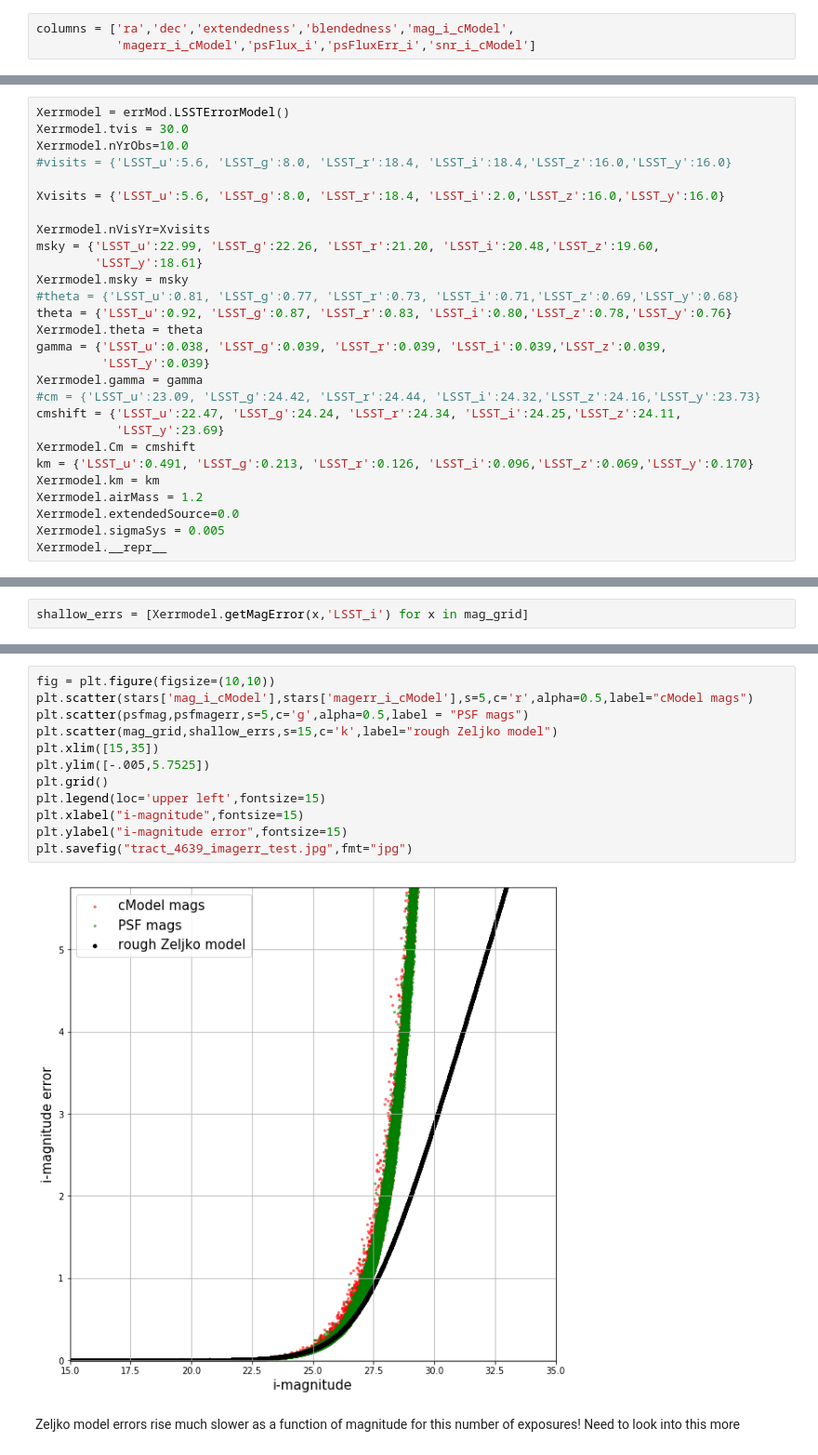
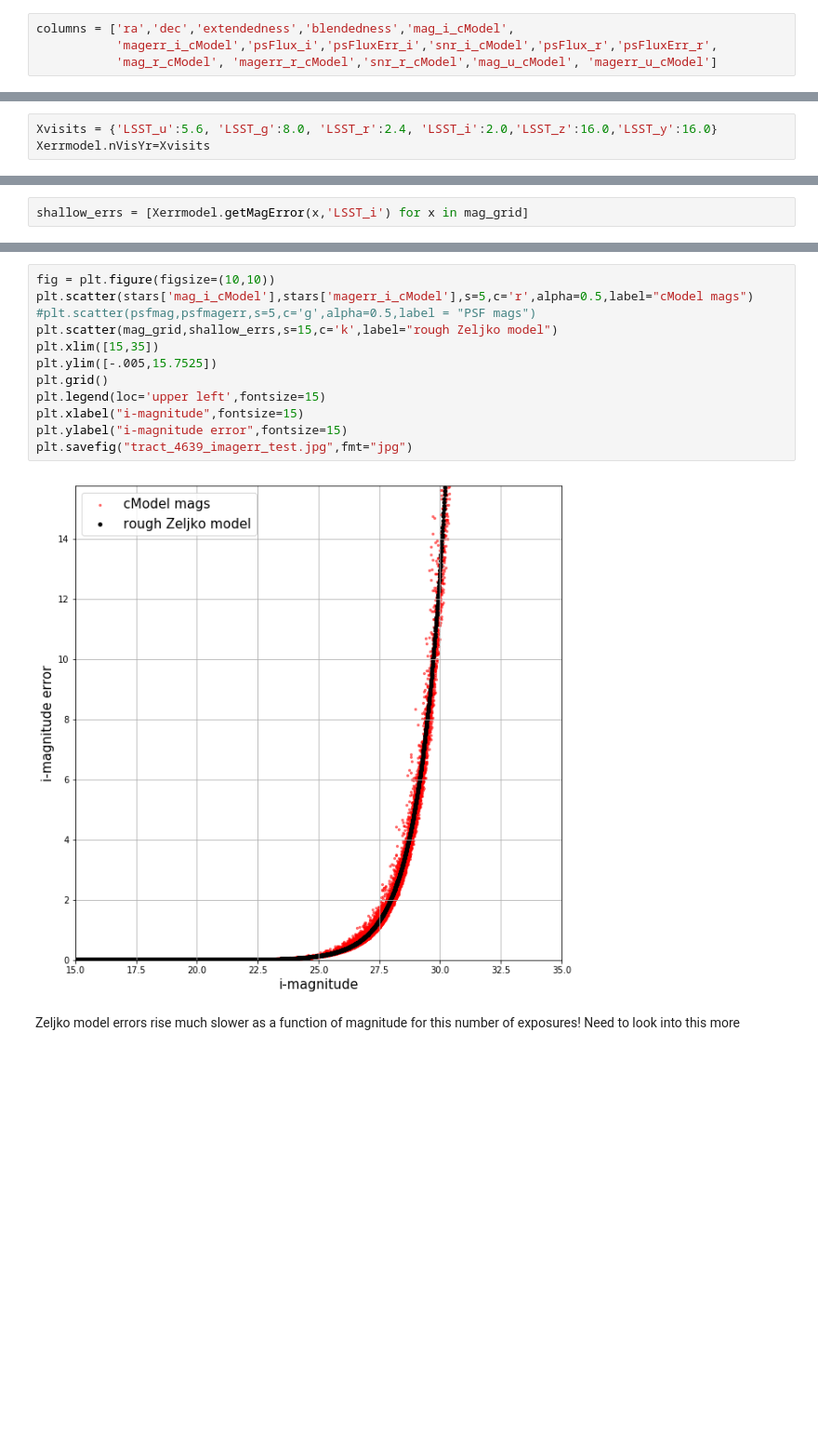
Before and after one commit to LSSTDESC/pz_pdf, a Jupyter notebook: notebooks/run_1.2_examine_errors.ipynb, the cells around one changed output, grey strips where cells are left out. Shown at 93% size. Drawn from its saved outputs; the diff is of its cells as text; blank space fills up the shorter version.

```diff
--- a/notebooks/run_1.2_examine_errors.ipynb
+++ b/notebooks/run_1.2_examine_errors.ipynb
@@ -102,7 +104,8 @@ sorted(gc.list_all_quantities())
  'yErr']
 # %%
 columns = ['ra','dec','extendedness','blendedness','mag_i_cModel',
-           'magerr_i_cModel','psFlux_i','psFluxErr_i','snr_i_cModel']
+           'magerr_i_cModel','psFlux_i','psFluxErr_i','snr_i_cModel','psFlux_r','psFluxErr_r',
+           'mag_r_cModel', 'magerr_r_cModel','snr_r_cModel','mag_u_cModel', 'magerr_u_cModel']
 # %% [markdown]
 Use the "clean" flag to grab objects with no flagged pixels
 # %%
@@ -296,30 +316,2 @@ print (makeSpline(smgrid,'LSST_i'))
 # %% [markdown]
 do a quick eyeball estimate of the number of visits by changing just that parameter in the fiducial Zeljko model, do 2 obs/year* 10 years = 20 total exposures
-# %%
-Xerrmodel = errMod.LSSTErrorModel()
-Xerrmodel.tvis = 30.0
-Xerrmodel.nYrObs=10.0
-#visits = {'LSST_u':5.6, 'LSST_g':8.0, 'LSST_r':18.4, 'LSST_i':18.4,'LSST_z':16.0,'LSST_y':16.0}
-
-Xvisits = {'LSST_u':5.6, 'LSST_g':8.0, 'LSST_r':18.4, 'LSST_i':2.0,'LSST_z':16.0,'LSST_y':16.0}
-
-Xerrmodel.nVisYr=Xvisits
-msky = {'LSST_u':22.99, 'LSST_g':22.26, 'LSST_r':21.20, 'LSST_i':20.48,'LSST_z':19.60,
-        'LSST_y':18.61}
-Xerrmodel.msky = msky
-#theta = {'LSST_u':0.81, 'LSST_g':0.77, 'LSST_r':0.73, 'LSST_i':0.71,'LSST_z':0.69,'LSST_y':0.68}
-theta = {'LSST_u':0.92, 'LSST_g':0.87, 'LSST_r':0.83, 'LSST_i':0.80,'LSST_z':0.78,'LSST_y':0.76}
-Xerrmodel.theta = theta
-gamma = {'LSST_u':0.038, 'LSST_g':0.039, 'LSST_r':0.039, 'LSST_i':0.039,'LSST_z':0.039,
-         'LSST_y':0.039}
-Xerrmodel.gamma = gamma
-#cm = {'LSST_u':23.09, 'LSST_g':24.42, 'LSST_r':24.44, 'LSST_i':24.32,'LSST_z':24.16,'LSST_y':23.73}
-cmshift = {'LSST_u':22.47, 'LSST_g':24.24, 'LSST_r':24.34, 'LSST_i':24.25,'LSST_z':24.11,
-           'LSST_y':23.69}
-Xerrmodel.Cm = cmshift
-km = {'LSST_u':0.491, 'LSST_g':0.213, 'LSST_r':0.126, 'LSST_i':0.096,'LSST_z':0.069,'LSST_y':0.170}
-Xerrmodel.km = km
-Xerrmodel.airMass = 1.2
-Xerrmodel.extendedSource=0.0
-Xerrmodel.sigmaSys = 0.005
-Xerrmodel.__repr__
@@ -341,0 +318,3 @@ Xerrmodel.__repr__
+# %%
+Xvisits = {'LSST_u':5.6, 'LSST_g':8.0, 'LSST_r':2.4, 'LSST_i':2.0,'LSST_z':16.0,'LSST_y':16.0}
+Xerrmodel.nVisYr=Xvisits
@@ -360,17 +355,17 @@ Looks ok-ish, but signs of trouble at faint end, zoom out a bit
 # %%
 fig = plt.figure(figsize=(10,10))
 plt.scatter(stars['mag_i_cModel'],stars['magerr_i_cModel'],s=5,c='r',alpha=0.5,label="cModel mags")
-plt.scatter(psfmag,psfmagerr,s=5,c='g',alpha=0.5,label = "PSF mags")
+#plt.scatter(psfmag,psfmagerr,s=5,c='g',alpha=0.5,label = "PSF mags")
 plt.scatter(mag_grid,shallow_errs,s=15,c='k',label="rough Zeljko model")
 plt.xlim([15,35])
-plt.ylim([-.005,5.7525])
+plt.ylim([-.005,15.7525])
 plt.grid()
 plt.legend(loc='upper left',fontsize=15)
 plt.xlabel("i-magnitude",fontsize=15)
 plt.ylabel("i-magnitude error",fontsize=15)
 plt.savefig("tract_4639_imagerr_test.jpg",fmt="jpg")
 # %% [output]
-[figure, old version]
+[figure, new version]
 # %% [markdown]
 Zeljko model errors rise much slower as a function of magnitude for this number of exposures!  Need to look into this more
 # %% [markdown]
```
Also changed, not shown: parts of 27 cells of this notebook, 1 other file.
